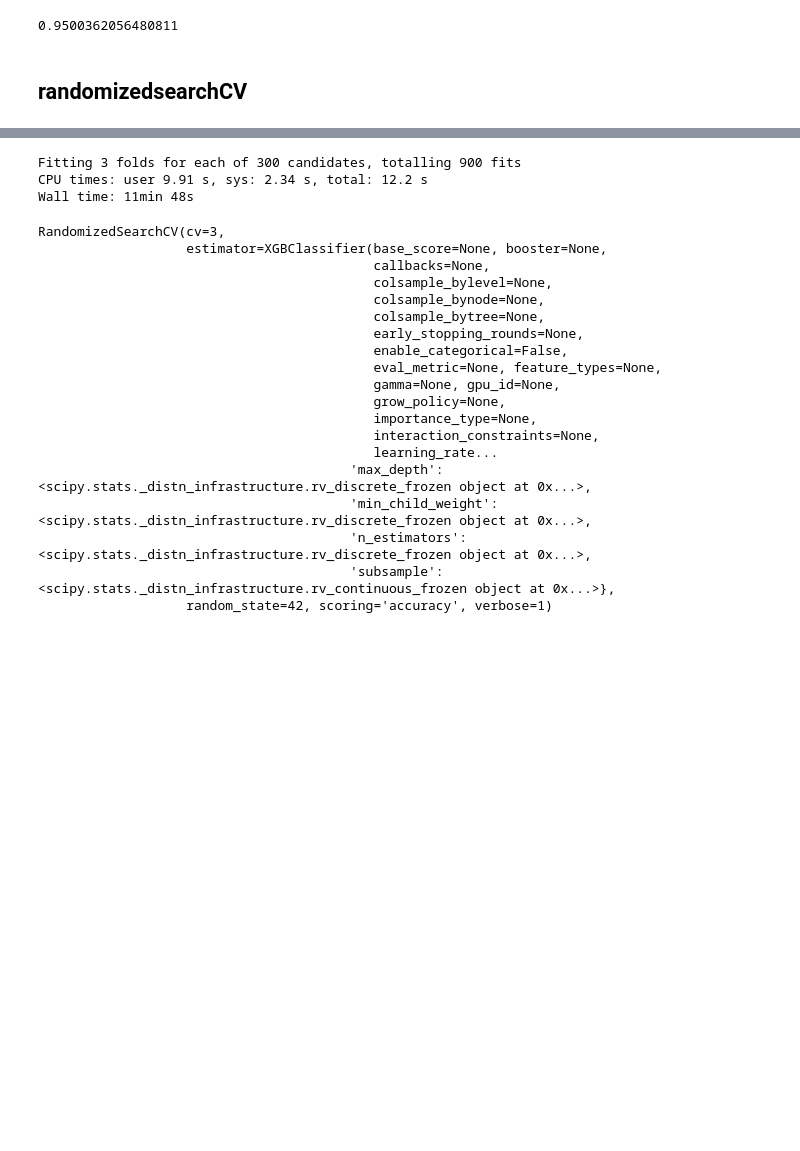
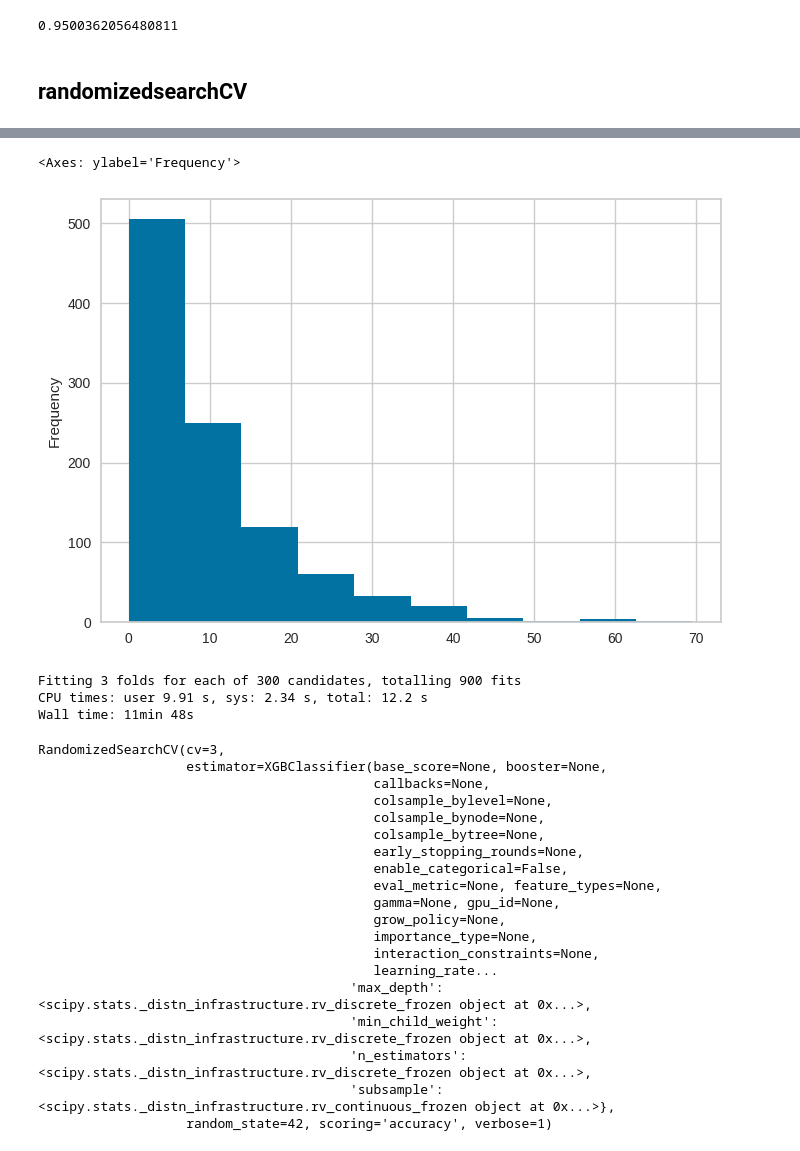
Before and after one commit to beac0n5/Jupyter-for-Everyone, a Jupyter notebook: module_09-machine_learning_in_jupyter/module_09.ipynb, the cells around one changed output, grey strips where cells are left out. Cells and saved outputs as stored; diff of their text form; code cells hidden in the pictures; blank space fills up the shorter version.

```diff
--- a/module_09-machine_learning_in_jupyter/module_09.ipynb
+++ b/module_09-machine_learning_in_jupyter/module_09.ipynb
@@ -712,3 +737,8 @@ best_estimator.score(x_test, y_test)
+# %%
+pd.Series(exp_l).plot(kind = 'hist')
+# %% [output]
+<Axes: ylabel='Frequency'>
+[figure, added]
 # %%
 param_dist = {
     'n_estimators': randint(50, 500),
```
Also changed, not shown: parts of 11 cells of this notebook.
